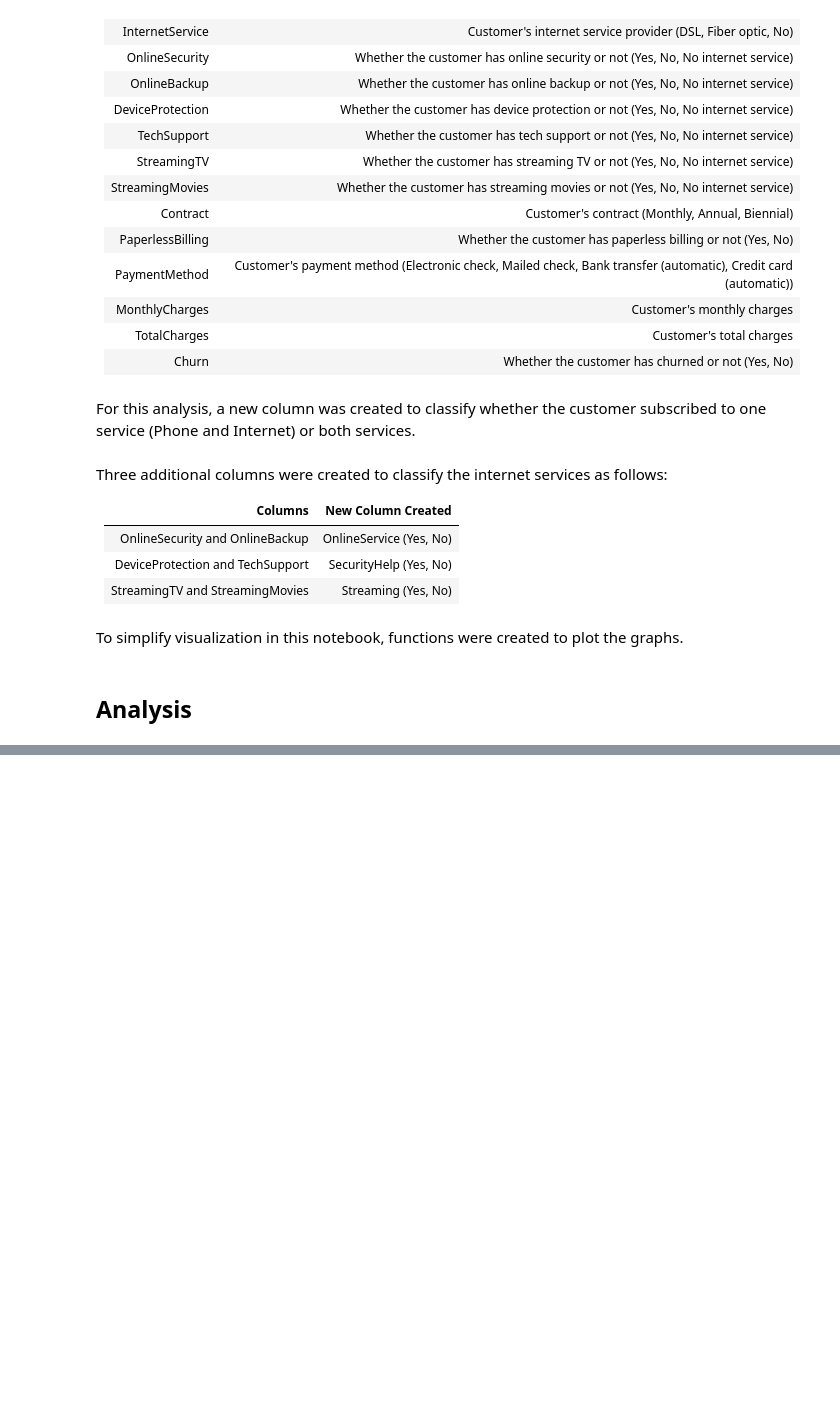
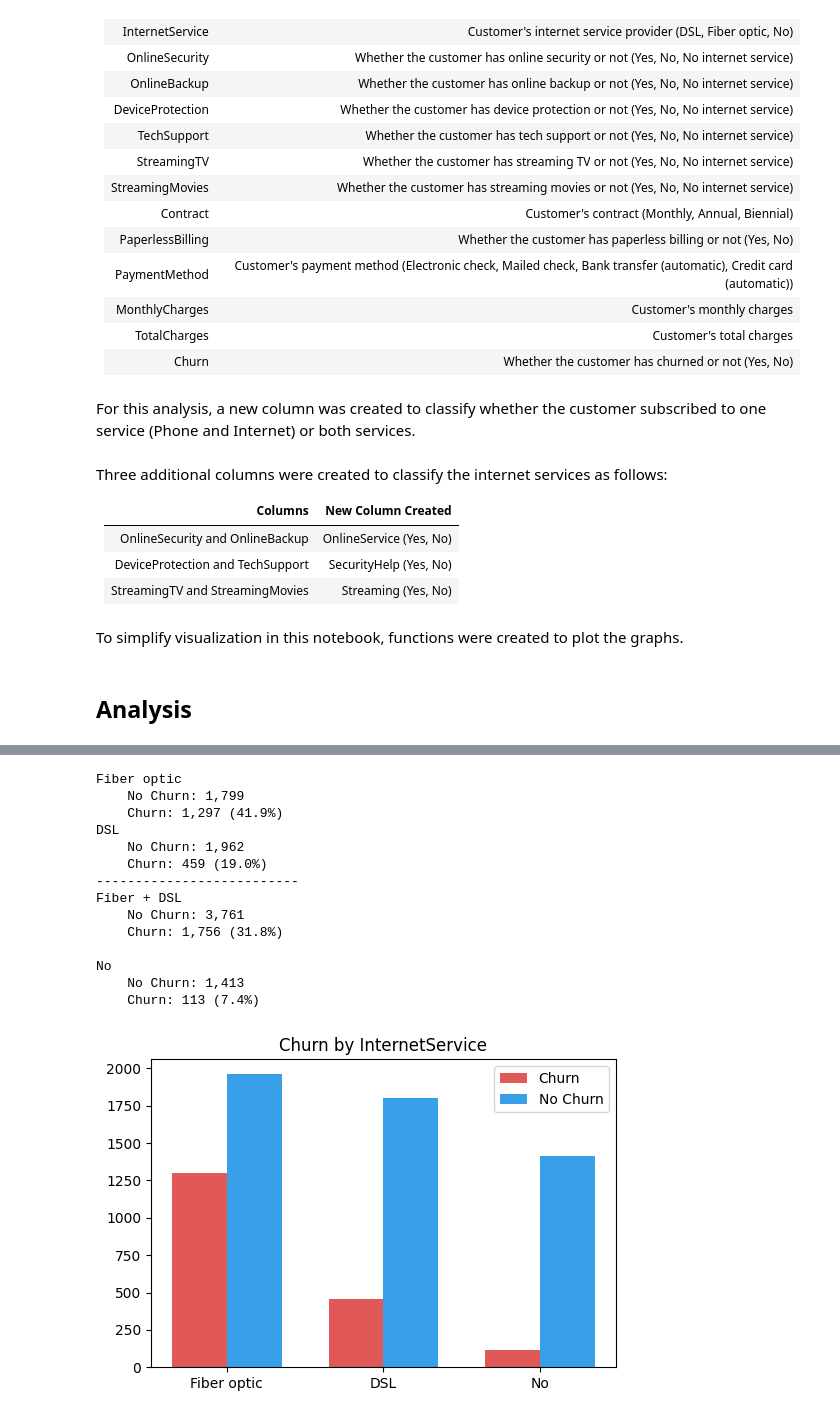
Before and after one commit to fabianoamaralbr/churn_model_ml, a Jupyter notebook: exploratory_analysis.ipynb, the cells around one changed output, grey strips where cells are left out. Saved outputs shown, nothing was run; the diff lists cells and outputs as text; code cells hidden in the pictures; blank space fills up the shorter version.

```diff
--- a/exploratory_analysis.ipynb
+++ b/exploratory_analysis.ipynb
@@ -117,0 +172,40 @@ plot_barras_2col('PaymentMethod')
+# %%
+internet_counts_no_churn = df[df['Churn'] == 'No']['InternetService'].value_counts()
+internet_counts_churn = df[df['Churn'] == 'Yes']['InternetService'].value_counts()
+x_internet_fiber = (internet_counts_churn.iloc[0]/(internet_counts_no_churn.iloc[1]+internet_counts_churn.iloc[0]))*100
+x_internet_dsl = (internet_counts_churn.iloc[1]/(internet_counts_no_churn.iloc[0]+internet_counts_churn.iloc[1]))*100
+x_internet_internet = ((internet_counts_churn.iloc[0]+internet_counts_churn.iloc[1])/((internet_counts_no_churn.iloc[1]+internet_counts_no_churn.iloc[0])+(internet_counts_churn.iloc[0]+internet_counts_churn.iloc[1])))*100
+x_internet_no = (internet_counts_churn.iloc[2]/(internet_counts_no_churn.iloc[2]+internet_counts_churn.iloc[2]))*100
+print(f'''
+Fiber optic
+    No Churn: {internet_counts_no_churn.iloc[1]:,}
+    Churn: {internet_counts_churn.iloc[0]:,} ({x_internet_fiber:,.1f}%)
+DSL
+    No Churn: {internet_counts_no_churn.iloc[0]:,}
+    Churn: {internet_counts_churn.iloc[1]:,} ({x_internet_dsl:,.1f}%)
+--------------------------
+Fiber + DSL
+    No Churn: {internet_counts_no_churn.iloc[1]+internet_counts_no_churn.iloc[0]:,}
+    Churn: {internet_counts_churn.iloc[0]+internet_counts_churn.iloc[1]:,} ({x_internet_internet:,.1f}%)
+
+No
+    No Churn: {internet_counts_no_churn.iloc[2]:,}
+    Churn: {internet_counts_churn.iloc[2]:,} ({x_internet_no:,.1f}%)
+''')
+plot_bars_2col('InternetService')
+# %% [output]
+Fiber optic
+    No Churn: 1,799
+    Churn: 1,297 (41.9%)
+DSL
+    No Churn: 1,962
+    Churn: 459 (19.0%)
+--------------------------
+Fiber + DSL
+    No Churn: 3,761
+    Churn: 1,756 (31.8%)
+
+No
+    No Churn: 1,413
+    Churn: 113 (7.4%)
+[figure, added]
```
Also changed, not shown: parts of 18 cells of this notebook.
